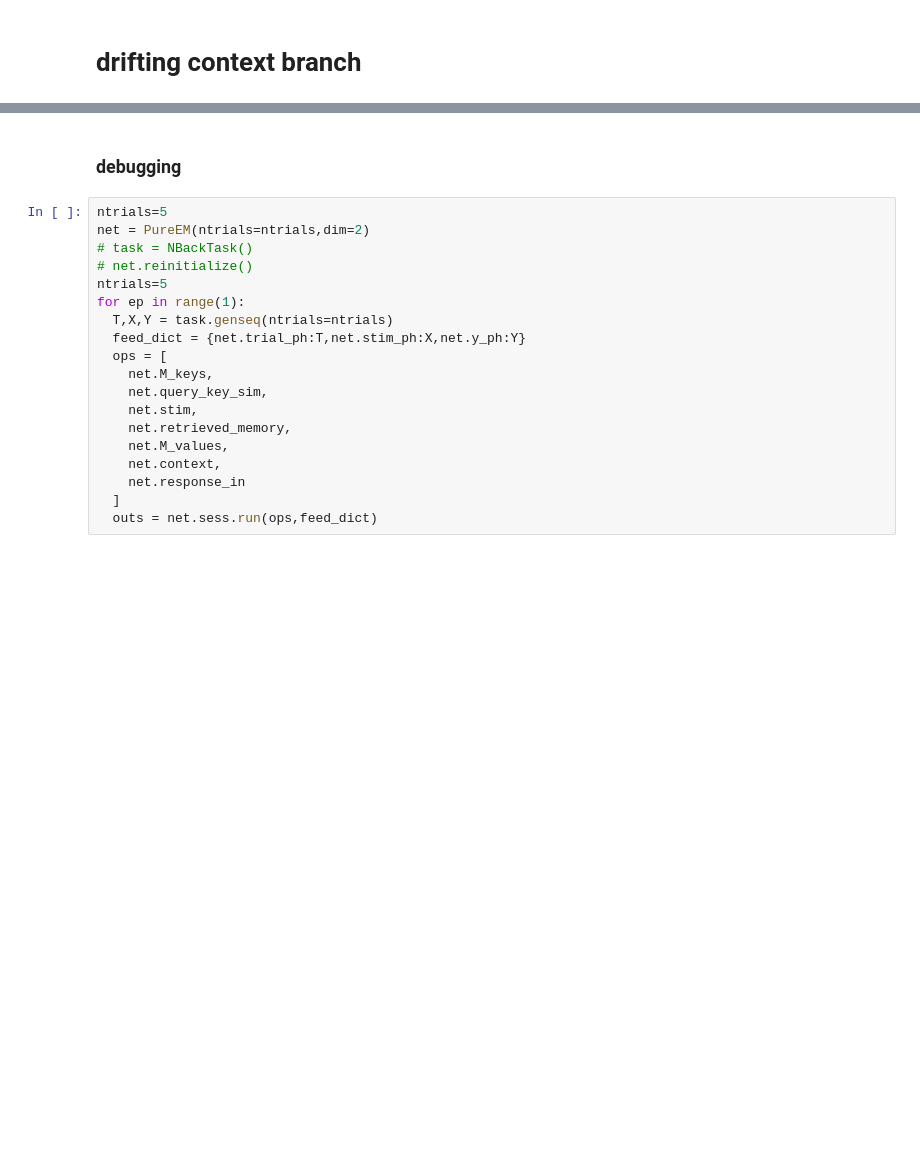
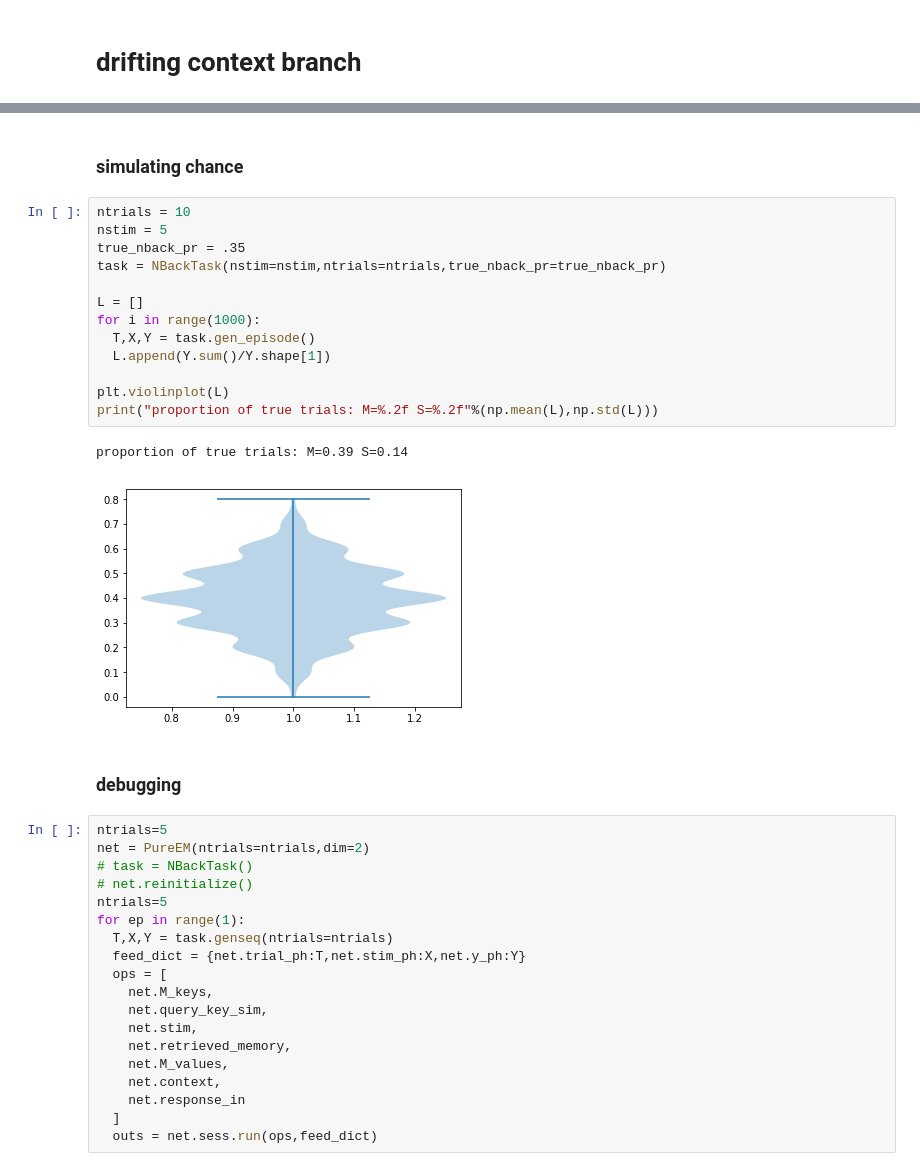
Before and after one commit to andrebeu/nback, a Jupyter notebook: nback pure EM.ipynb, the cells around one changed output, grey strips where cells are left out. Cells and saved outputs as stored; diff of their text form; blank space fills up the shorter version.

```diff
--- a/nback pure EM.ipynb
+++ b/nback pure EM.ipynb
@@ -79,3 +67,21 @@ Text(0,0.5,'accoracy')
+# %% [markdown]
+### simulating chance
+# %%
+ntrials = 10
+nstim = 5
+true_nback_pr = .35
+task = NBackTask(nstim=nstim,ntrials=ntrials,true_nback_pr=true_nback_pr)
+
+L = []
+for i in range(1000):
+  T,X,Y = task.gen_episode()
+  L.append(Y.sum()/Y.shape[1])
+
+plt.violinplot(L)
+print("proportion of true trials: M=%.2f S=%.2f"%(np.mean(L),np.std(L)))
+# %% [output]
+proportion of true trials: M=0.39 S=0.14
+[figure, added]
 # %% [markdown]
 ### debugging
 # %%
```
Also changed, not shown: parts of 5 cells of this notebook, 3 other files.
